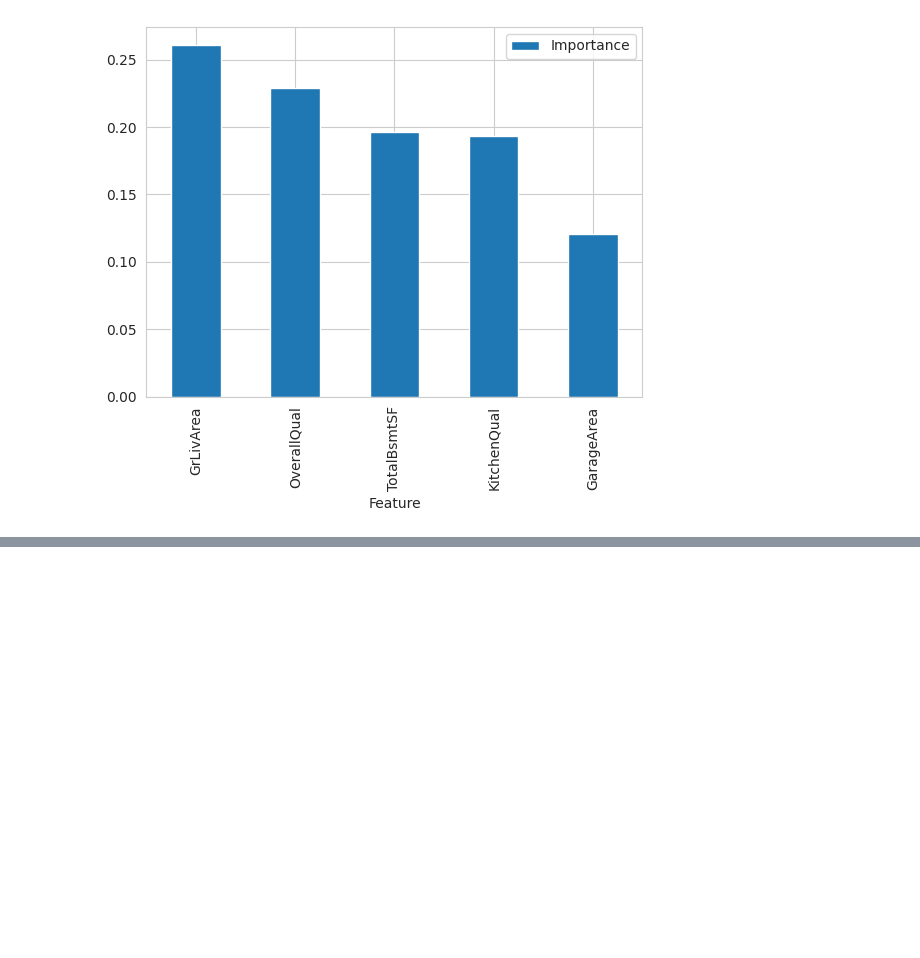
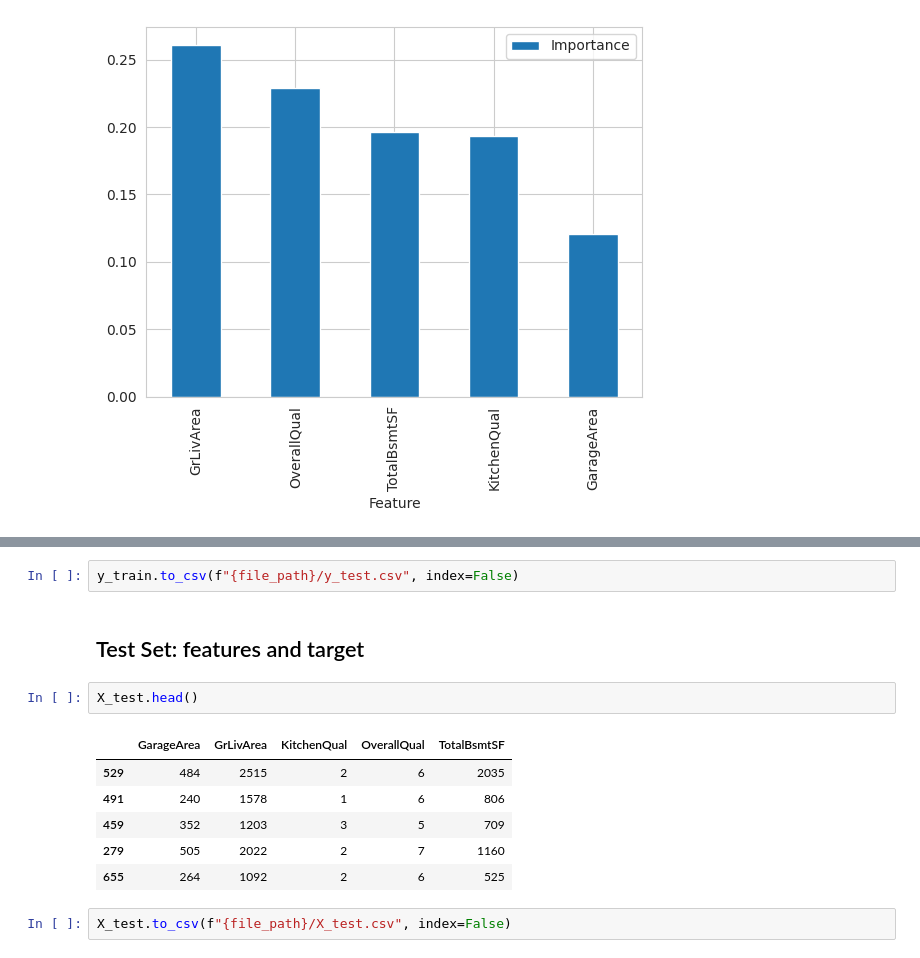
Before and after one commit to Gkicks/milestone-project-heritage-housing-issues, a Jupyter notebook: jupyter_notebooks/5_modeling_and_evaluation.ipynb, the cells around one changed output, grey strips where cells are left out. Cells and saved outputs as stored; diff of their text form; blank space fills up the shorter version.

```diff
--- a/jupyter_notebooks/5_modeling_and_evaluation.ipynb
+++ b/jupyter_notebooks/5_modeling_and_evaluation.ipynb
@@ -684,0 +738,15 @@ plt.show()
+# %%
+y_train.to_csv(f"{file_path}/y_test.csv", index=False)
+# %% [markdown]
+## Test Set: features and target
+# %%
+X_test.head()
+# %% [output]
+|  | GarageArea | GrLivArea | KitchenQual | OverallQual | TotalBsmtSF |
+| 529 | 484 | 2515 | 2 | 6 | 2035 |
+| 491 | 240 | 1578 | 1 | 6 | 806 |
+| 459 | 352 | 1203 | 3 | 5 | 709 |
+| 279 | 505 | 2022 | 2 | 7 | 1160 |
+| 655 | 264 | 1092 | 2 | 6 | 525 |
+# %%
+X_test.to_csv(f"{file_path}/X_test.csv", index=False)
```
Also changed, not shown: parts of 16 cells of this notebook, 5 other files.
